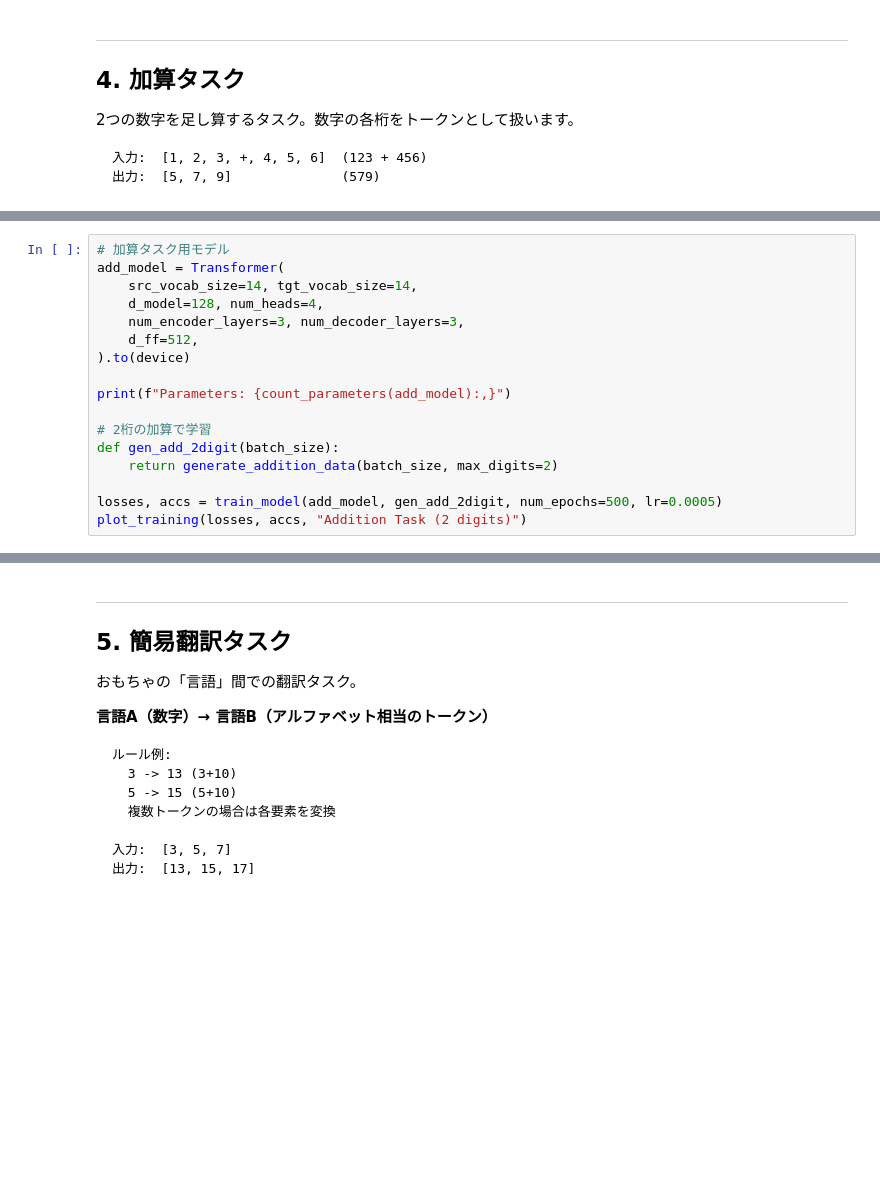
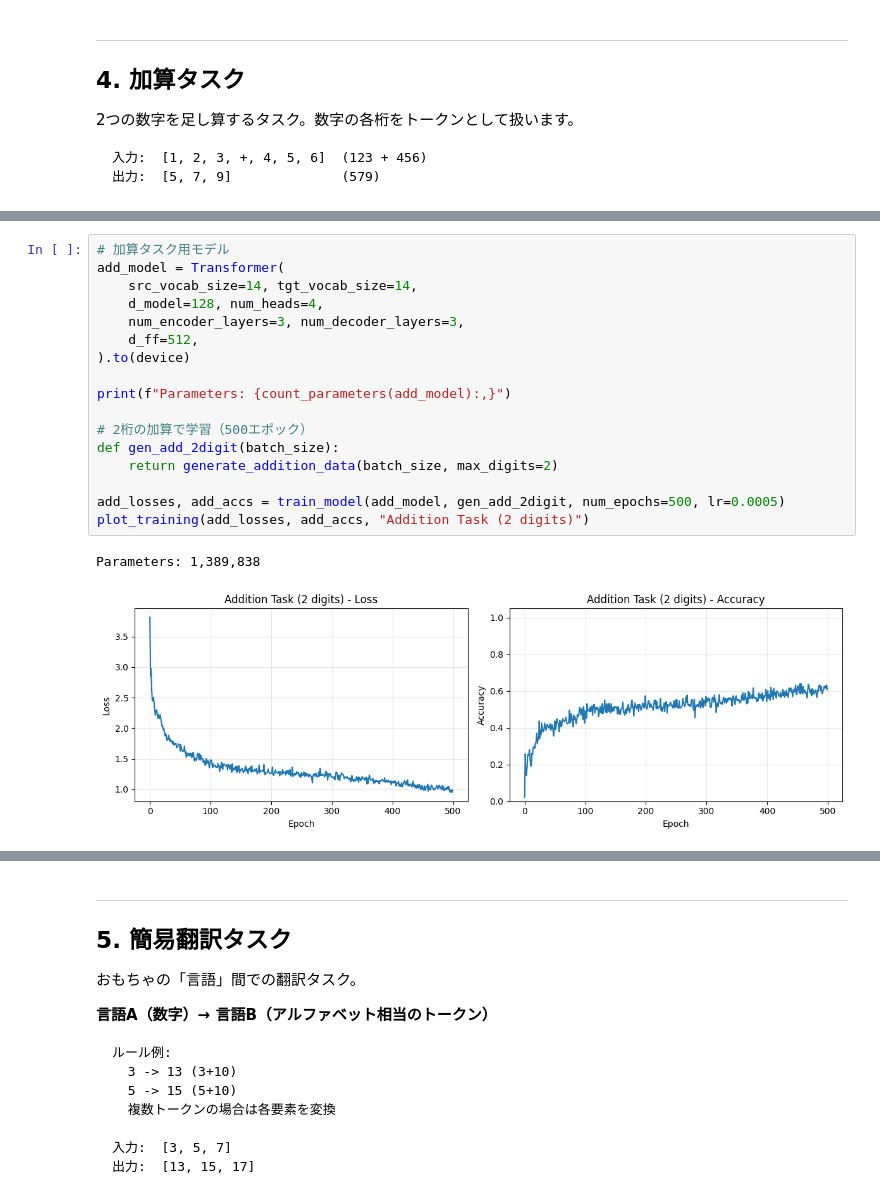
Before and after one commit to kouhei1970/learn_transformer, a Jupyter notebook: notebooks/08_diverse_tasks_demo.ipynb, the cells around one changed output, grey strips where cells are left out. Cells and saved outputs as stored; diff of their text form; blank space fills up the shorter version.

```diff
--- a/notebooks/08_diverse_tasks_demo.ipynb
+++ b/notebooks/08_diverse_tasks_demo.ipynb
@@ -371,20 +460,23 @@ for i in range(3):
 # %%
 # 加算タスク用モデル
 add_model = Transformer(
     src_vocab_size=14, tgt_vocab_size=14,
     d_model=128, num_heads=4,
     num_encoder_layers=3, num_decoder_layers=3,
     d_ff=512,
 ).to(device)
 
 print(f"Parameters: {count_parameters(add_model):,}")
 
-# 2桁の加算で学習
+# 2桁の加算で学習（500エポック）
 def gen_add_2digit(batch_size):
     return generate_addition_data(batch_size, max_digits=2)
 
-losses, accs = train_model(add_model, gen_add_2digit, num_epochs=500, lr=0.0005)
-plot_training(losses, accs, "Addition Task (2 digits)")
+add_losses, add_accs = train_model(add_model, gen_add_2digit, num_epochs=500, lr=0.0005)
+plot_training(add_losses, add_accs, "Addition Task (2 digits)")
+# %% [output]
+Parameters: 1,389,838
+[figure, added]
 # %%
 # テスト
 print("Addition Task Test Results:")
```
Also changed, not shown: parts of 21 cells of this notebook.
